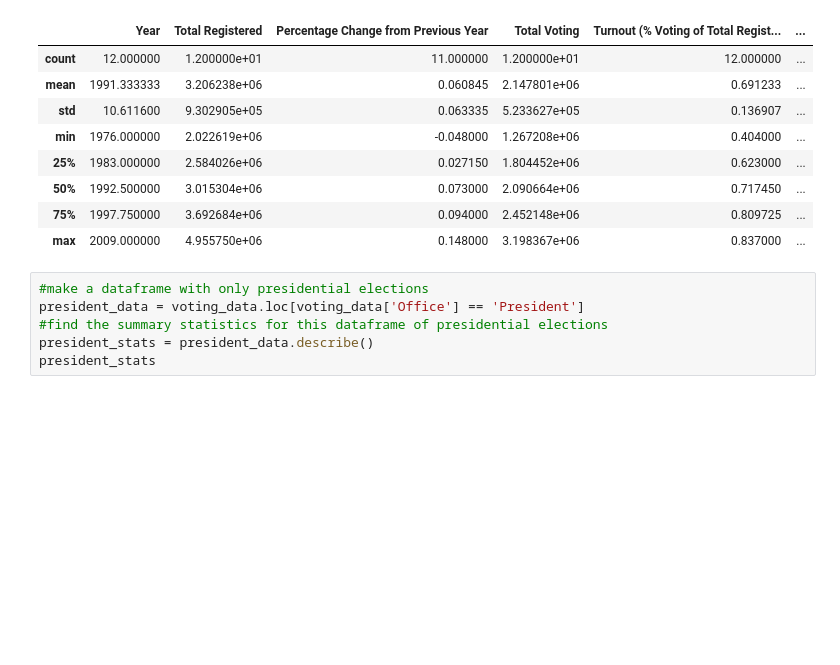
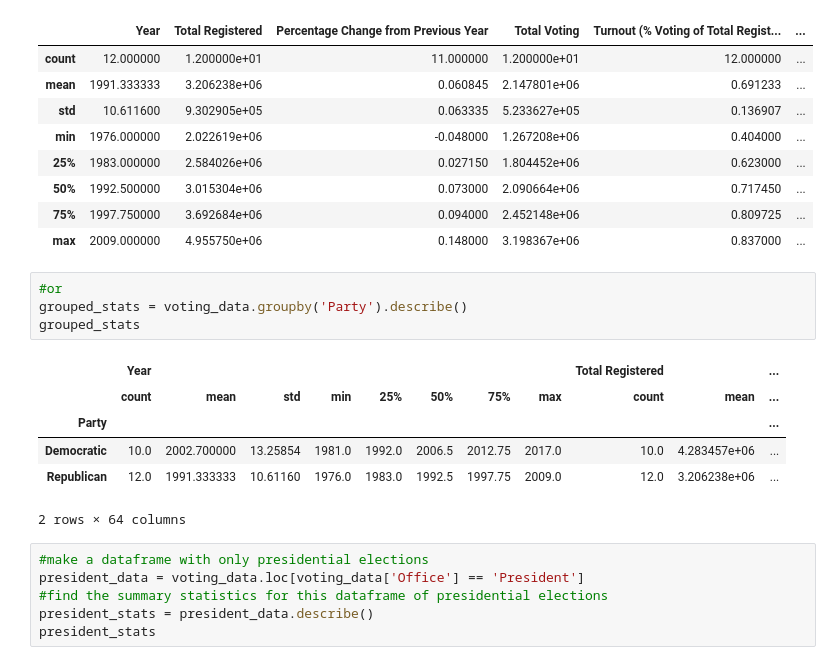
Before and after one commit to hannahfrederickcpsc/CS-5010-PROJECT-PYTHON, a Jupyter notebook: data_querying.ipynb, the cells around one changed output. Drawn from its saved outputs; the diff is of its cells as text; blank space fills up the shorter version.

```diff
--- a/data_querying.ipynb
+++ b/data_querying.ipynb
@@ -67,6 +56,17 @@ republican_stats
 | 50% | 1992.500000 | 3.015304e+06 | 0.073000 | 2.090664e+06 | 0.717450 | ... |
 | 75% | 1997.750000 | 3.692684e+06 | 0.094000 | 2.452148e+06 | 0.809725 | ... |
 | max | 2009.000000 | 4.955750e+06 | 0.148000 | 3.198367e+06 | 0.837000 | ... |
+# %%
+#or
+grouped_stats = voting_data.groupby('Party').describe()
+grouped_stats
+# %% [output]
+|  | Year |  |  |  |  |  |  |  | Total Registered |  | ... |
+|  | count | mean | std | min | 25% | 50% | 75% | max | count | mean | ... |
+| Party |  |  |  |  |  |  |  |  |  |  | ... |
+| Democratic | 10.0 | 2002.700000 | 13.25854 | 1981.0 | 1992.0 | 2006.5 | 2012.75 | 2017.0 | 10.0 | 4.283457e+06 | ... |
+| Republican | 12.0 | 1991.333333 | 10.61160 | 1976.0 | 1983.0 | 1992.5 | 1997.75 | 2009.0 | 12.0 | 3.206238e+06 | ... |
+2 rows × 64 columns
 # %%
 #make a dataframe with only presidential elections
 president_data = voting_data.loc[voting_data['Office'] == 'President']
```
Also changed, not shown: parts of 2 cells of this notebook, 1 other file.
